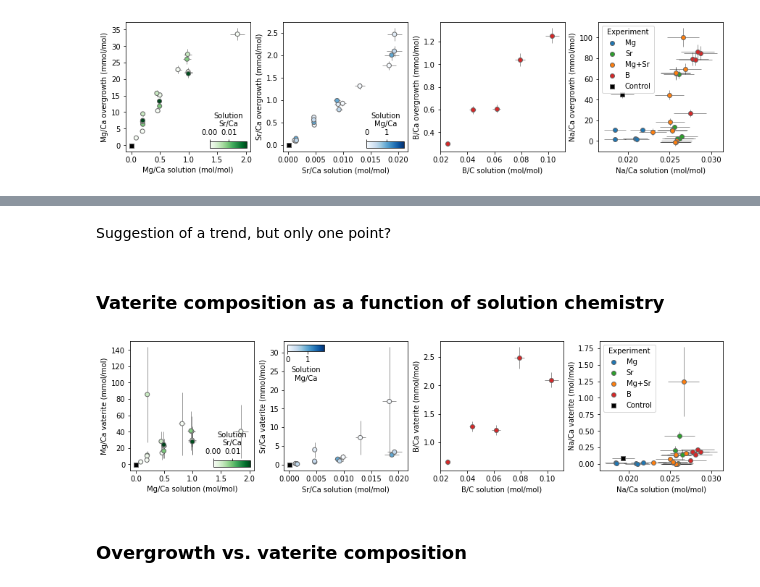
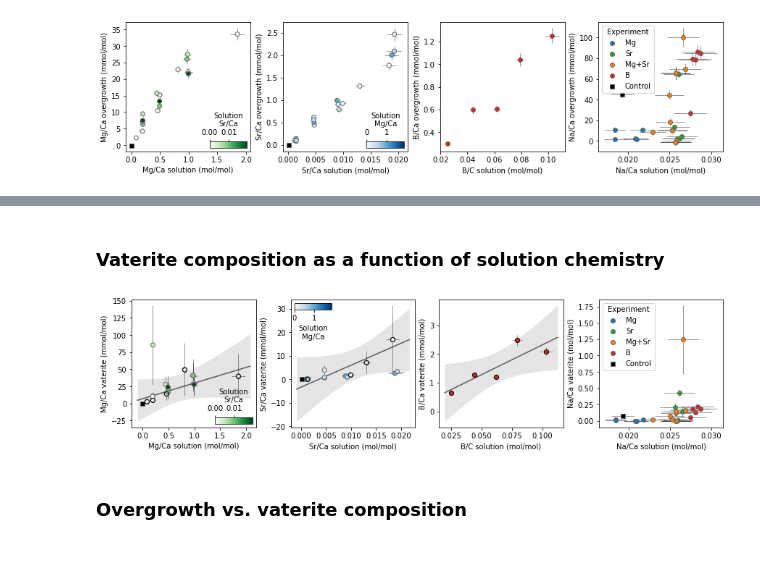
Before and after one commit to oscarbranson/supplementary, a Jupyter notebook: supplements/vaterite_geochem/02_overgrowth_plots.ipynb, the cells around one changed output, grey strips where cells are left out. Saved outputs shown, nothing was run; the diff lists cells and outputs as text; code cells hidden in the pictures; blank space fills up the shorter version.

Commit message:
lins of best fit for partitioning

```diff
--- a/supplements/vaterite_geochem/02_overgrowth_plots.ipynb
+++ b/supplements/vaterite_geochem/02_overgrowth_plots.ipynb
@@ -134,11 +123,29 @@ plt.scatter(
-# %% [markdown]
-Suggestion of a trend, but only one point?
 # %% [markdown]
 ### Vaterite composition as a function of solution chemistry
-# %%
-vplt.solution_vs_solid(dat=dat.loc[no_high_mg & vaterite_growth], phase='vaterite', vars=['Mg/Ca', 'Sr/Ca', 'B/C', 'Na/Ca']);
-# %% [output]
-[figure, removed]
+# %%
+fig, axs = vplt.solution_vs_solid(dat=dat.loc[no_high_mg & vaterite_growth], phase='vaterite', vars=['Mg/Ca', 'Sr/Ca', 'B/C', 'Na/Ca'])
+
+# line of best fit for single-element experiments
+for i, el in enumerate(['Mg', 'Sr', 'B']):
+    denom = 'Ca'
+    if el == 'B':
+        denom = 'C'
+    yvar = ('vaterite', f'{el}/Ca')
+    ax = axs[i]
+    sub = dat.loc[no_high_mg & vaterite_growth & (dat.metadata.Experiment.isin([el]).values)]
+    x = nom(sub.solution_start[f'{el}/{denom}']).ravel()
+    y = nom(sub[yvar]).ravel() * 1e3
+
+    ax.scatter(x, y, color=(0,0,0,0), edgecolor='k', lw=1)
+    p, cov = np.polyfit(x, y, 1, cov=True)
+    up = un.correlated_values(p, cov)
+    nx = np.linspace(*ax.get_xlim())
+    pred = np.polyval(up, nx)
+    ci_m = stats.t.interval(0.95, len(x) - 1)
+    ax.plot(nx, nom(pred), color='k', alpha=0.6, zorder=-5)
+    ax.fill_between(nx, nom(pred) + std(pred) * ci_m[0], nom(pred) + std(pred) * ci_m[1], alpha=0.1, color='k', lw=0, zorder=-5)
+# %% [output]
+[figure, added]
 # %% [markdown]
 ### Overgrowth vs. vaterite composition
 # %%
```
Also changed, not shown: parts of 2 cells of this notebook.
